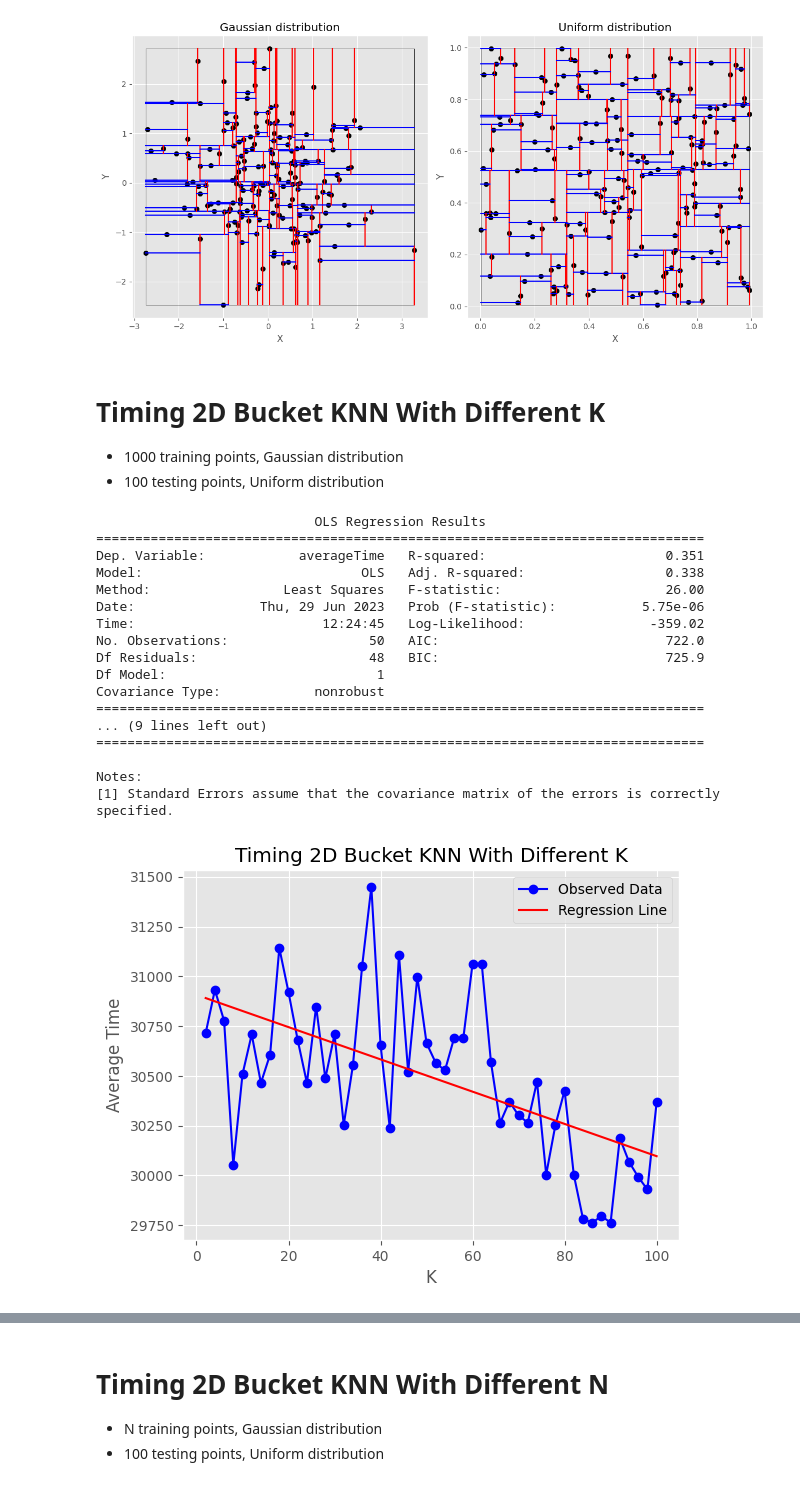
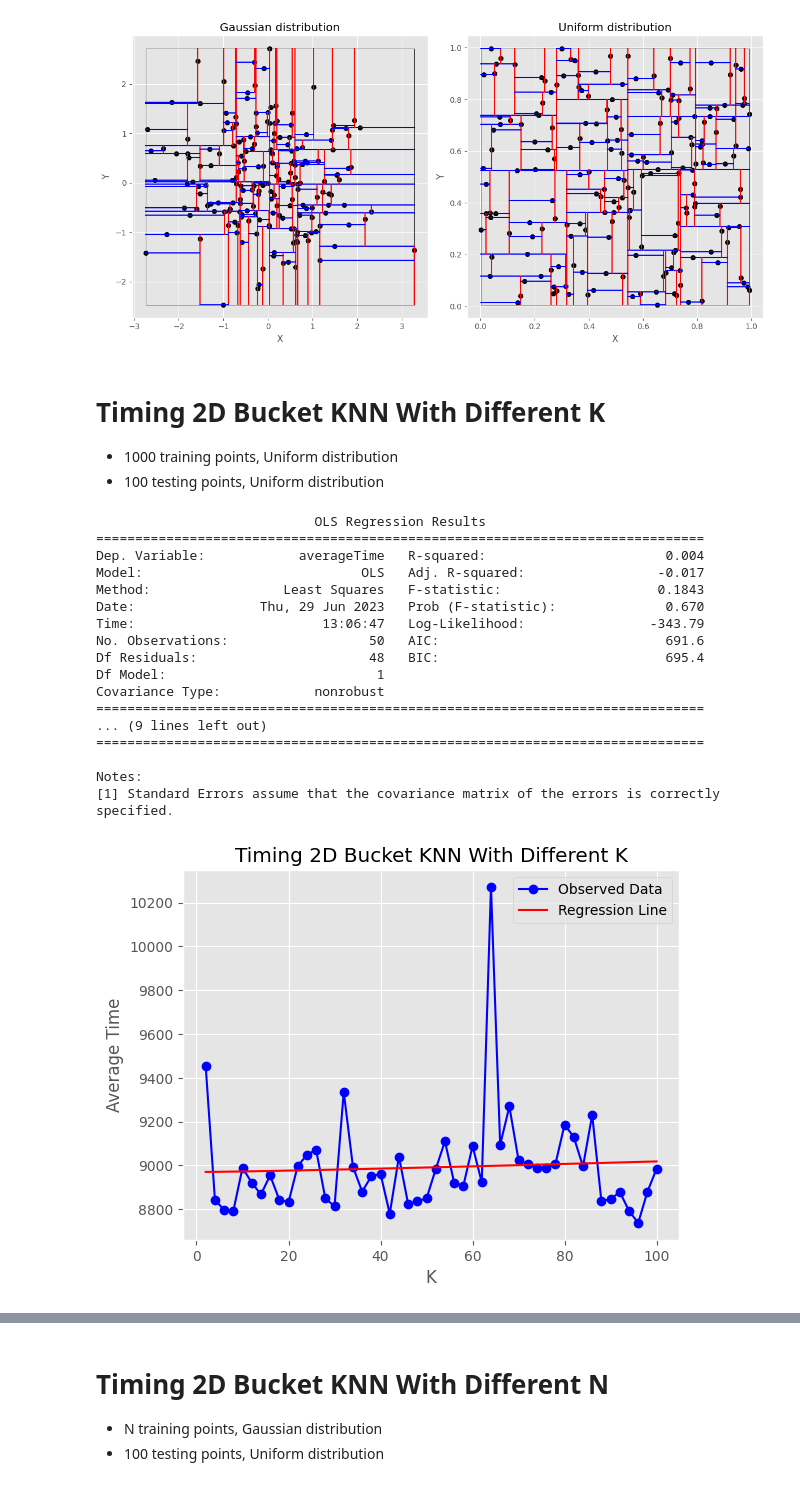
Before and after one commit to YuanRuQian/cs6017-labs, a Jupyter notebook: HW4/HW4.ipynb, the cells around one changed output, grey strips where cells are left out. Saved outputs shown, nothing was run; the diff lists cells and outputs as text; code cells hidden in the pictures.

```diff
--- a/HW4/HW4.ipynb
+++ b/HW4/HW4.ipynb
@@ -154,12 +154,13 @@ plt.show()
 # %% [markdown]
 # Timing 2D Bucket KNN With Different K
 
-- 1000 training points, Gaussian distribution
+- 1000 training points, Uniform distribution
 - 100 testing points, Uniform distribution
 # %%
 import pandas as pd
 import matplotlib.pyplot as plt
 import statsmodels.api as sm
+import numpy as np
 
 # Read the CSV file
 data = pd.read_csv('2DBucketKNNWithDifferentK.csv')
@@ -177,43 +178,46 @@ plt.xlabel('K')
 plt.ylabel('Average Time')
 plt.title('Timing 2D Bucket KNN With Different K')
 
+# Compute the K * logK values
+k_log_k_values = k_values * np.log(k_values)
+
 # Add a constant term to the independent variable
-X = sm.add_constant(k_values)
+X = sm.add_constant(k_log_k_values)
 
 # Perform linear regression
 model = sm.OLS(average_times, X)
 results = model.fit()
 
 # Print the regression summary
 print(results.summary())
 
 # Get the regression line
-regression_line = results.params[0] + results.params[1] * k_values
+regression_line = results.params[0] + results.params[1] * k_log_k_values
 
 # Plot the regression line
 plt.plot(k_values, regression_line, color='red', label='Regression Line')
 
 # Add legend
 plt.legend()
 
 # Show the plot
 plt.show()
 # %% [output]
                             OLS Regression Results
 ==============================================================================
-Dep. Variable:            averageTime   R-squared:                       0.351
-Model:                            OLS   Adj. R-squared:                  0.338
-Method:                 Least Squares   F-statistic:                     26.00
-Date:                Thu, 29 Jun 2023   Prob (F-statistic):           5.75e-06
-Time:                        12:24:45   Log-Likelihood:                -359.02
-No. Observations:                  50   AIC:                             722.0
-Df Residuals:                      48   BIC:                             725.9
+Dep. Variable:            averageTime   R-squared:                       0.004
+Model:                            OLS   Adj. R-squared:                 -0.017
+Method:                 Least Squares   F-statistic:                    0.1843
+Date:                Thu, 29 Jun 2023   Prob (F-statistic):              0.670
+Time:                        13:06:47   Log-Likelihood:                -343.79
+No. Observations:                  50   AIC:                             691.6
+Df Residuals:                      48   BIC:                             695.4
 Df Model:                           1
 Covariance Type:            nonrobust
 ==============================================================================
 ... (9 lines left out)
 ==============================================================================
 
 Notes:
 [1] Standard Errors assume that the covariance matrix of the errors is correctly specified.
-[figure, old version]
+[figure, new version]
```
Also changed, not shown: parts of 8 cells of this notebook, 4 other files.
